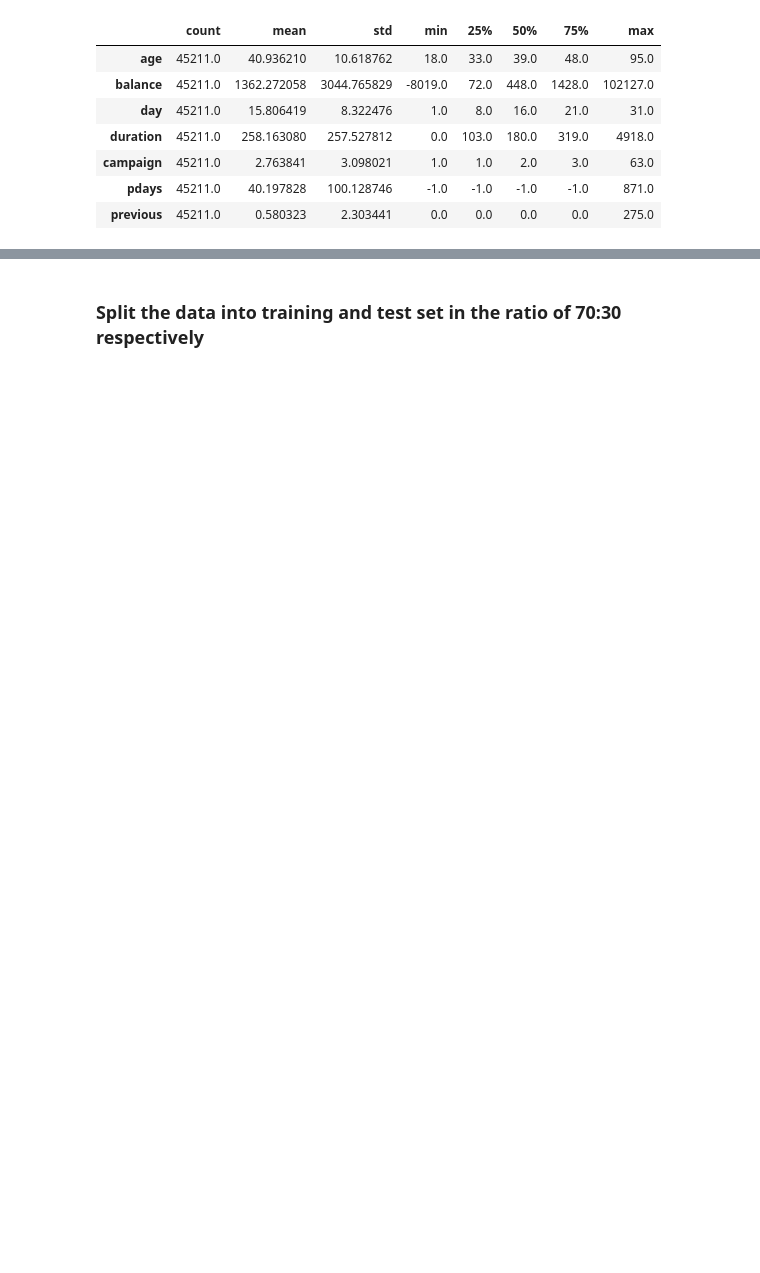
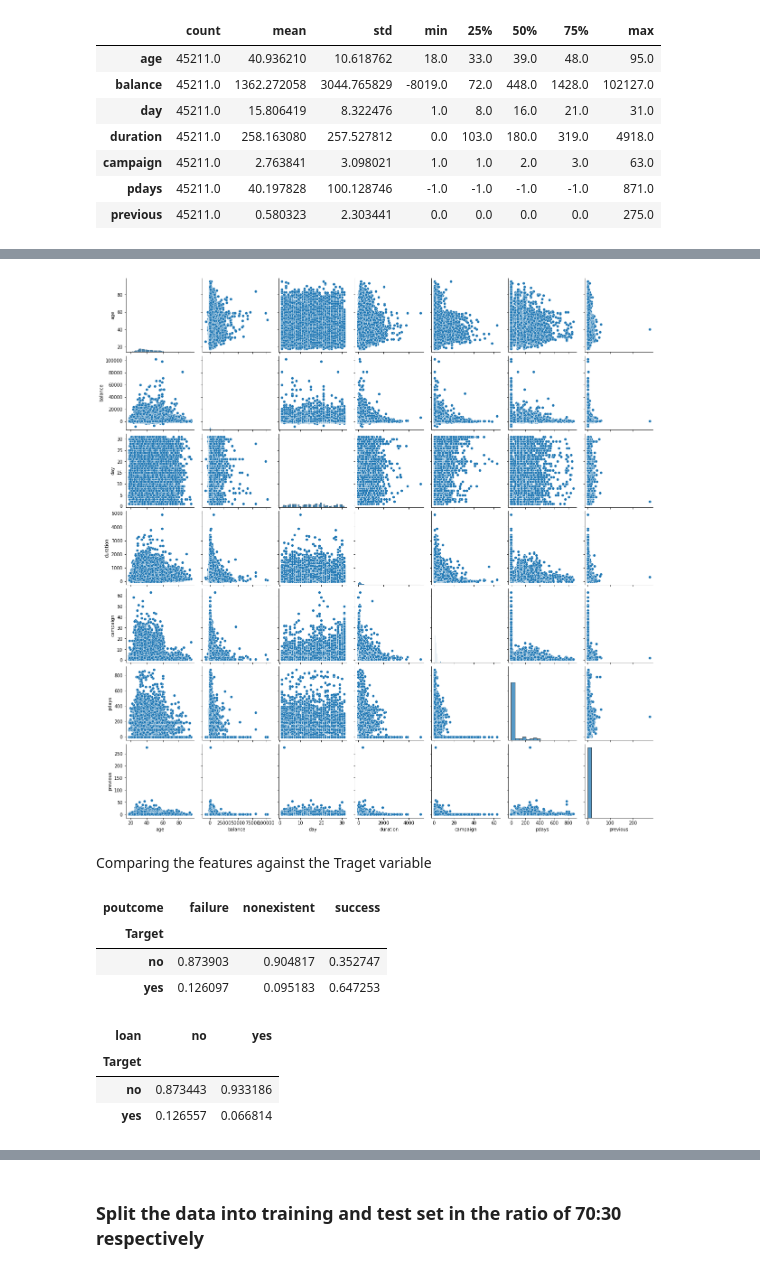
Before and after one commit to swaroop-raj/machine-learning, a Jupyter notebook: Term_Deposit_Subscription.ipynb, the cells around one changed output, grey strips where cells are left out. Cells and saved outputs as stored; diff of their text form; code cells hidden in the pictures; blank space fills up the shorter version.

```diff
--- a/Term_Deposit_Subscription.ipynb
+++ b/Term_Deposit_Subscription.ipynb
@@ -255,0 +451,23 @@ for col in data.columns :
+# %%
+sns.pairplot(data)
+plt.show()
+# %% [output]
+[figure, added]
+# %% [markdown]
+Comparing the features against the Traget variable
+# %%
+pd.crosstab(data['Target'], data['poutcome'],normalize='columns')
+
+# poutcome with "success" has most customers subscribed to term deposit ( target -> yes ).
+# %% [output]
+| poutcome | failure | nonexistent | success |
+| Target |  |  |  |
+| no | 0.873903 | 0.904817 | 0.352747 |
+| yes | 0.126097 | 0.095183 | 0.647253 |
+# %%
+pd.crosstab(data['Target'], data['loan'],normalize='columns')
+# %% [output]
+| loan | no | yes |
+| Target |  |  |
+| no | 0.873443 | 0.933186 |
+| yes | 0.126557 | 0.066814 |
```
Also changed, not shown: parts of 57 cells of this notebook.
